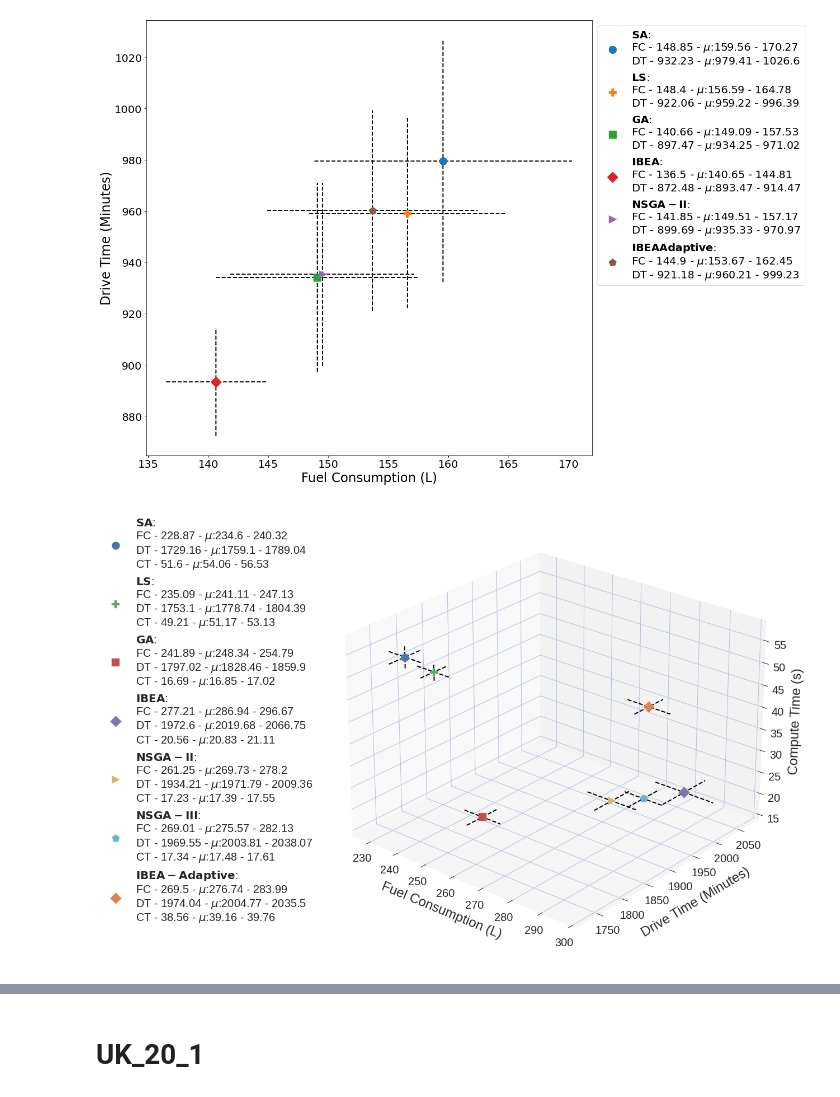
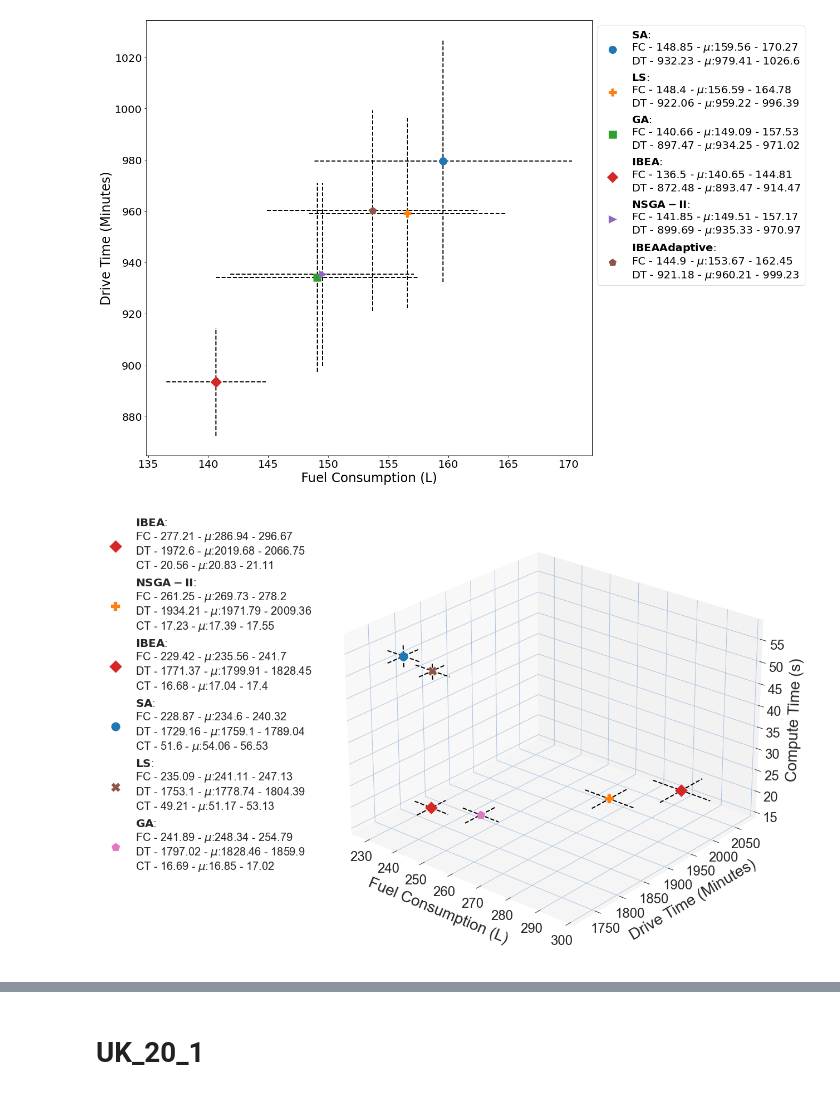
Before and after one commit to kallekj/Explorer, a Jupyter notebook: src/Statistical_Tests.ipynb, the cells around one changed output, grey strips where cells are left out. Cells and saved outputs as stored; diff of their text form; code cells hidden in the pictures.

Commit message:
working on new plot functions

```diff
--- a/src/Statistical_Tests.ipynb
+++ b/src/Statistical_Tests.ipynb
@@ -1,7 +1,8 @@
 # %%
 %config Completer.use_jedi = False
 # %%
-from utils import *
+from Problem.utils import *
+from Problem.PlotFunctions import *
 import numpy as np
 import pandas as pd
 from datetime import datetime
@@ -9,7 +10,7 @@ import matplotlib.pyplot as plt
 from numpy import nan
 from statsmodels.stats.multicomp import pairwise_tukeyhsd
 import pingouin as pg
-plt.rcParams["font.size"] = "12"
+#plt.rcParams["font.size"] = "12"
 # %%
 def read_parameter_data(path,names):
 
@@ -610,33 +537,22 @@ ibea_adaptive.algorithm="IBEA-Adaptive"
 # %%
 #%matplotlib notebook
 import matplotlib.pyplot as plt
 from matplotlib.ticker import MaxNLocator
-fig,ax = plt.subplots(1,1,figsize =(15,15),subplot_kw={"projection": "3d"})
-colors=["orange","green","red","blue","olive","brown"]
-plt.style.use("seaborn")
-#plt.style.use('ggplot')
-plt.rcParams['grid.color'] = "lightsteelblue"
-markers = ["o","P","s","D",">","p","D"]
-datapoints_singleobj = [sa_data,ls_data,ga_data]
-datapoints_multiobj = [ibea_data,nsga2_data,nsga3_data,ibea_adaptive]
 
-plot_3d_singleObj(datapoints_singleobj,ax,markers[:len(datapoints_singleobj)])
-plot_3d_multiObj(datapoints_multiobj,ax,markers[len(datapoints_singleobj):])
-plt.legend(fontsize=20,bbox_to_anchor=(0, 1))
-ax.xaxis.set_tick_params(labelsize=20)
-ax.yaxis.set_tick_params(labelsize=20)
-ax.zaxis.set_tick_params(labelsize=20)
+#colors=["orange","green","red","blue","olive","brown"]
 
-ax.set_xlabel("Fuel Consumption (L)",fontsize=24,labelpad=20)
-ax.set_ylabel("Drive Time (Minutes)",fontsize=24,labelpad=24)
-ax.set_zlabel("Compute Time (s)",fontsize=24,labelpad=14)
-ax.set_facecolor('white')
+datapoints = [ibea_data,nsga2_data,ibea_adaptive,sa_data,ls_data,ga_data]
+#plot_3d_singleObj(datapoints_singleobj,ax,markers[:len(datapoints_singleobj)])
+ax = plot_3d(datapoints, time_matrix_here)
+plt.legend(bbox_to_anchor=(0, 1))
+ax.set_xlabel("Fuel Consumption (L)",labelpad=24)
+ax.set_ylabel("Drive Time (Minutes)",labelpad=24)
+ax.set_zlabel("Compute Time (s)", labelpad=16)
 ax.view_init(elev=25,azim=-50)
 #plt.tight_layout(pad=2)
-ax.grid()
 plt.show()
 # %% [output]
-[figure, old version]
+[figure, new version]
 # %%
 dataPath
 # %% [output]
```
Also changed, not shown: parts of 17 cells of this notebook, 1 other file.
